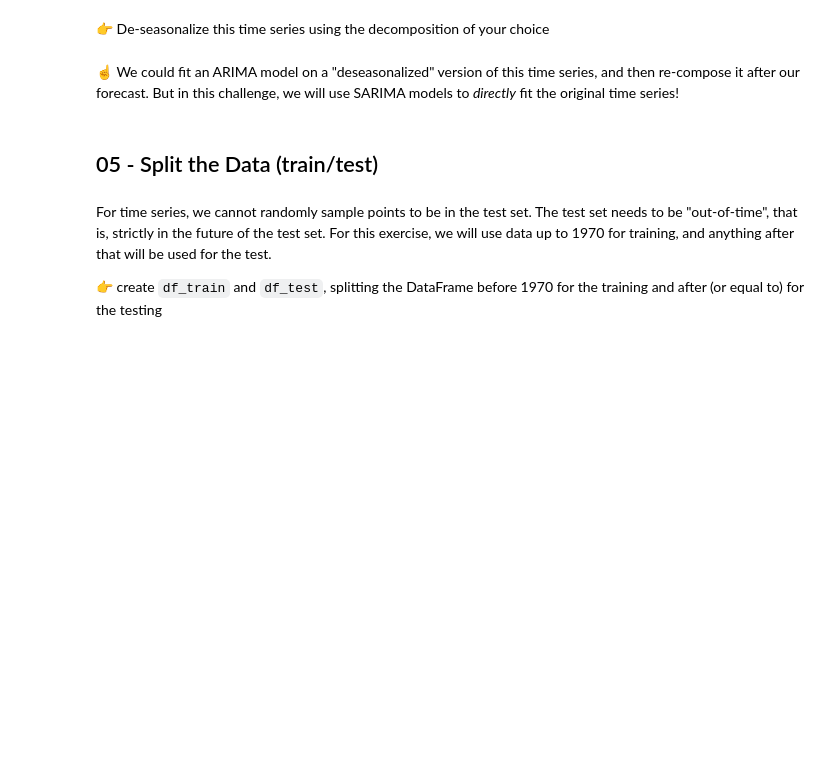
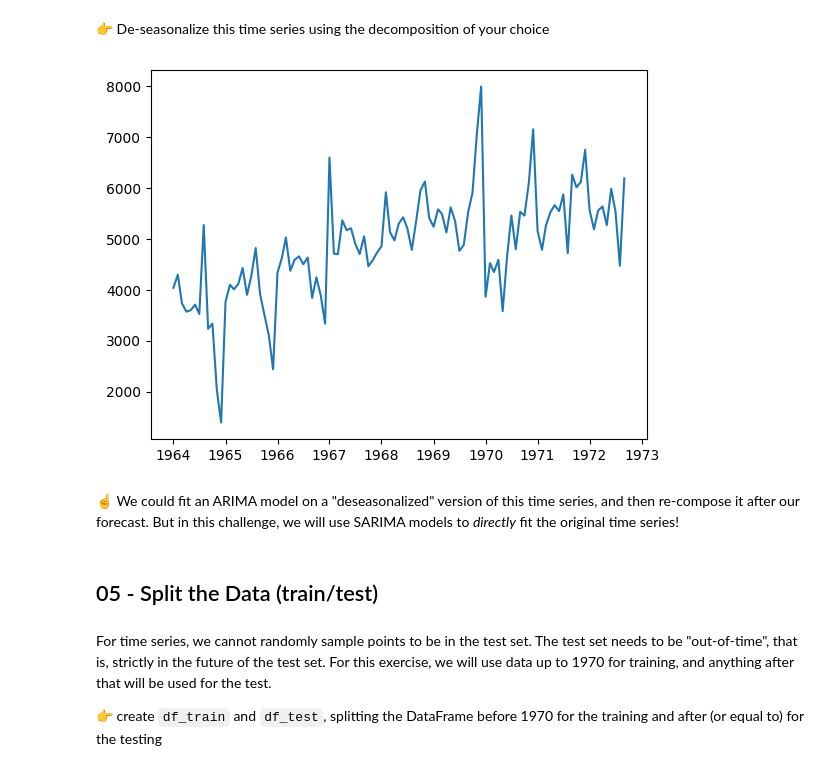
Before and after one commit to andyheggs/data-sarima, a Jupyter notebook: sarima.ipynb, the cells around one changed output. Saved outputs shown, nothing was run; the diff lists cells and outputs as text; code cells hidden in the pictures; blank space fills up the shorter version.

```diff
--- a/sarima.ipynb
+++ b/sarima.ipynb
@@ -62,3 +109,7 @@ Pro tips: end your statsmodels plot method calls with a semicolon (`;`) to avoid
+# %%
+plt.plot(df.Sales - decomp_add.seasonal);
+# %% [output]
+[figure, added]
 # %% [markdown]
 ☝️ We could fit an ARIMA model on a "deseasonalized" version of this time series, and then re-compose it after our forecast. But in this challenge, we will use SARIMA models to _directly_ fit the original time series!
 # %% [markdown]
```
Also changed, not shown: parts of 53 cells of this notebook.
